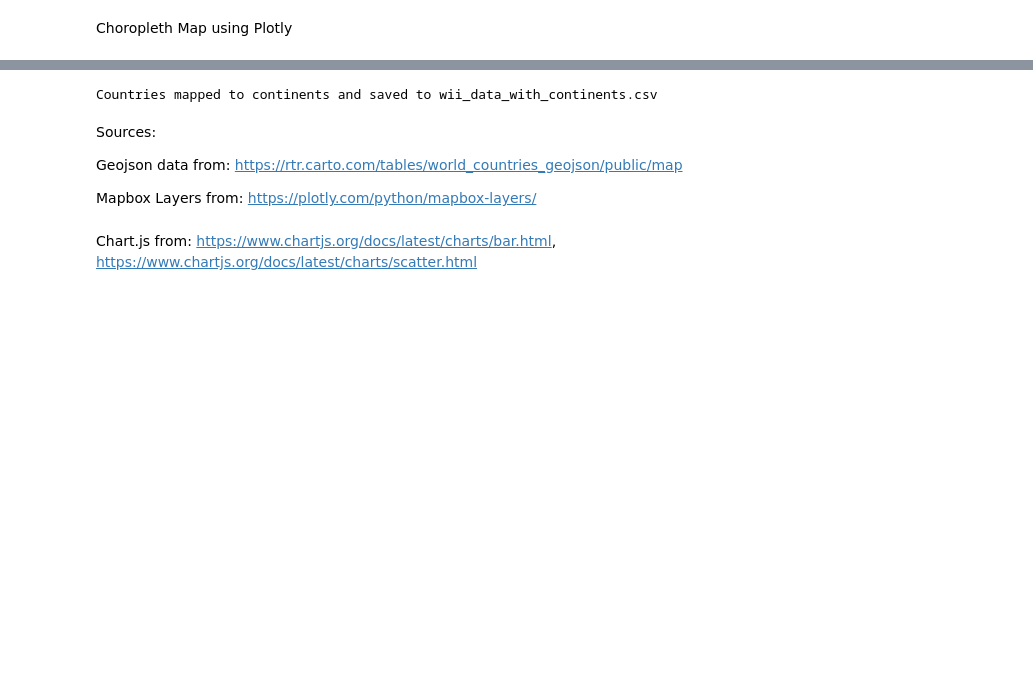
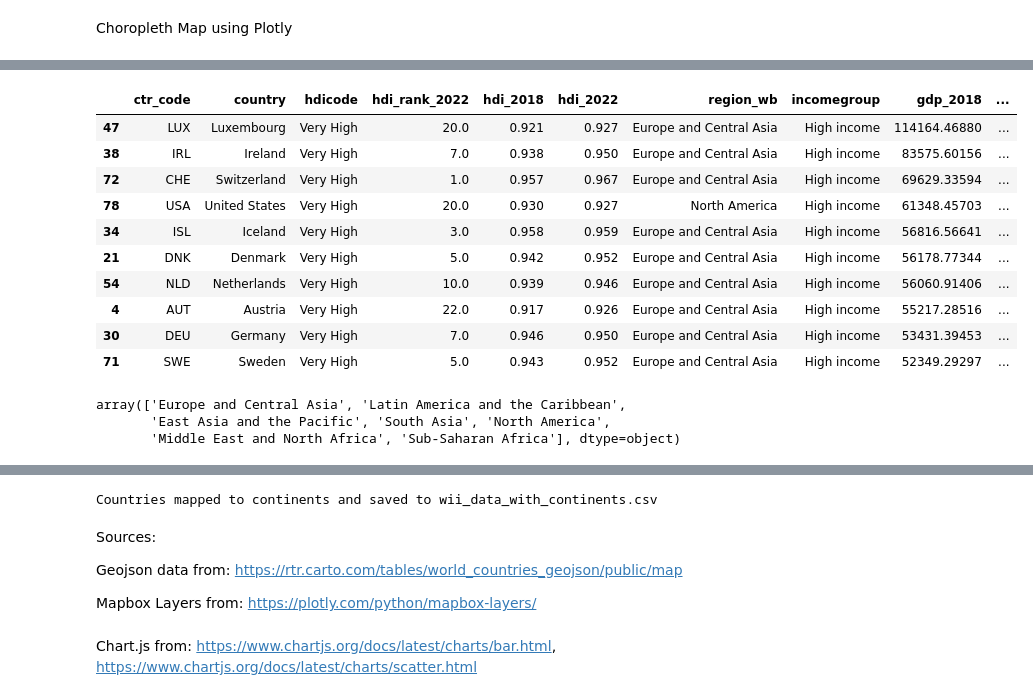
Before and after one commit to sam-chen4/project-3-global-wealth-inequality, a Jupyter notebook: main.ipynb, the cells around one changed output, grey strips where cells are left out. Drawn from its saved outputs; the diff is of its cells as text; code cells hidden in the pictures; blank space fills up the shorter version.

```diff
--- a/main.ipynb
+++ b/main.ipynb
@@ -236,0 +288,23 @@ fig.write_html("hdi_choropleth_map.html")
+# %%
+df_sorted_gdp_2018 = df.sort_values(by='gdp_2018', ascending=False)
+df_sorted_gdp_2018.head(10)
+# %% [output]
+|  | ctr_code | country | hdicode | hdi_rank_2022 | hdi_2018 | hdi_2022 | region_wb | incomegroup | gdp_2018 | ... |
+| 47 | LUX | Luxembourg | Very High | 20.0 | 0.921 | 0.927 | Europe and Central Asia | High income | 114164.46880 | ... |
+| 38 | IRL | Ireland | Very High | 7.0 | 0.938 | 0.950 | Europe and Central Asia | High income | 83575.60156 | ... |
+| 72 | CHE | Switzerland | Very High | 1.0 | 0.957 | 0.967 | Europe and Central Asia | High income | 69629.33594 | ... |
+| 78 | USA | United States | Very High | 20.0 | 0.930 | 0.927 | North America | High income | 61348.45703 | ... |
+| 34 | ISL | Iceland | Very High | 3.0 | 0.958 | 0.959 | Europe and Central Asia | High income | 56816.56641 | ... |
+| 21 | DNK | Denmark | Very High | 5.0 | 0.942 | 0.952 | Europe and Central Asia | High income | 56178.77344 | ... |
+| 54 | NLD | Netherlands | Very High | 10.0 | 0.939 | 0.946 | Europe and Central Asia | High income | 56060.91406 | ... |
+| 4 | AUT | Austria | Very High | 22.0 | 0.917 | 0.926 | Europe and Central Asia | High income | 55217.28516 | ... |
+| 30 | DEU | Germany | Very High | 7.0 | 0.946 | 0.950 | Europe and Central Asia | High income | 53431.39453 | ... |
+| 71 | SWE | Sweden | Very High | 5.0 | 0.943 | 0.952 | Europe and Central Asia | High income | 52349.29297 | ... |
+# %%
+# Identify unique regions:
+unique_regions = df['region_wb'].unique()
+unique_regions
+# %% [output]
+array(['Europe and Central Asia', 'Latin America and the Caribbean',
+       'East Asia and the Pacific', 'South Asia', 'North America',
+       'Middle East and North Africa', 'Sub-Saharan Africa'], dtype=object)
```
Also changed, not shown: parts of 10 cells of this notebook, 1 other file.
